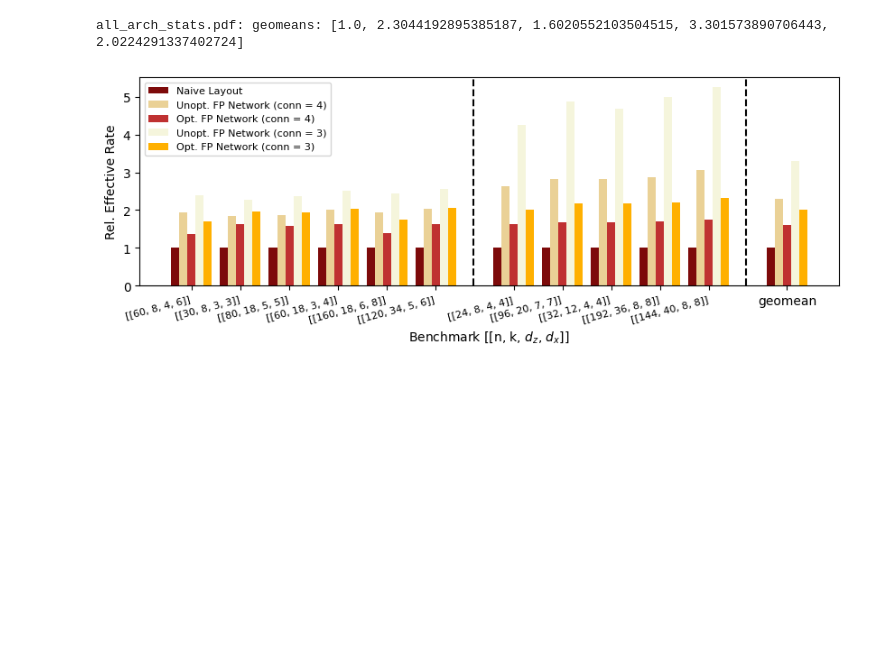
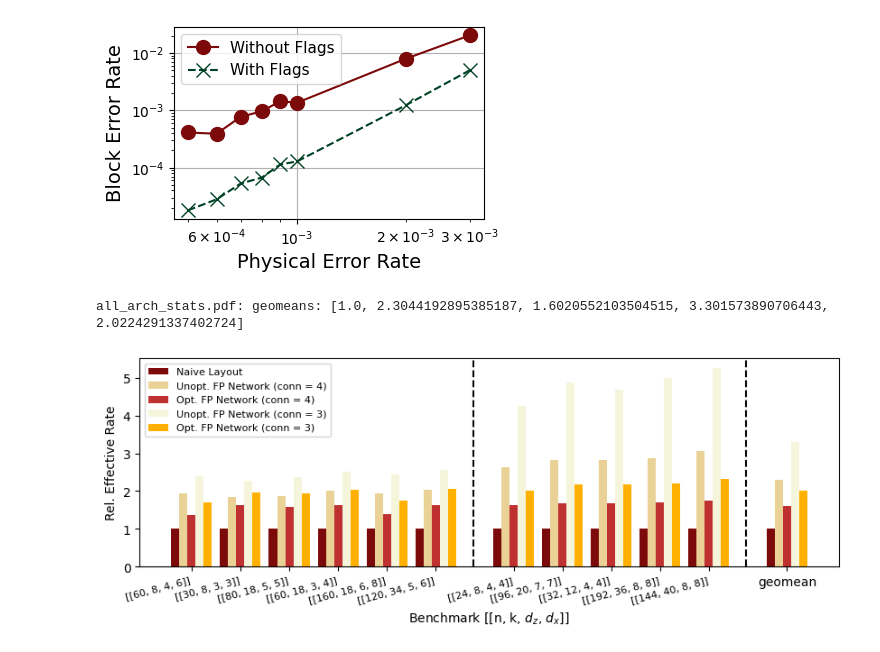
Before and after one commit to suhaskvittal/qontra, a Jupyter notebook: scripts/protean/plots.ipynb, the cells around one changed output. Cells and saved outputs as stored; diff of their text form; code cells hidden in the pictures; blank space fills up the shorter version.

```diff
--- a/scripts/protean/plots.ipynb
+++ b/scripts/protean/plots.ipynb
@@ -67,6 +67,48 @@ def format_code_name(name):
     stats = get_stats_from_code_name(name)
     n, k, dz, dx = stats['n'], stats['k'], stats['dz'], stats['dx']
     return '[[%d, %d, %d, %d]]' % (n, k, dz, dx)
+
+def get_error_rates_from_file(f, ler_key=-1):
+    with open(f, 'r') as reader:
+        lines = reader.readlines()[1:]
+    X, Y = [], []
+    for line in lines:
+        d = line.split(',')
+        if float(d[-1]) > 0:
+            X.append(float(d[0]))
+            Y.append(float(d[ler_key]))
+    X, Y = zip(*sorted(zip(X, Y)))
+    return X, Y
+
+def get_rsc_error_rates(d):
+    f = f'../../data/protean/rsc/output/d{d}.csv'
+    return get_error_rates_from_file(f)
+
+def get_code_error_rates(code, version, ler_key=-1):
+    f = f'../../data/protean/{code}/v{version}/output/basic_memory_z.csv'
+    return get_error_rates_from_file(f, ler_key=ler_key)
+# %%
+# Background plot
+fig, ax = plt.subplots()
+fig.set_size_inches(4, 2.5)
+
+code = 'hysc/4_5/60_8_6_4'
+x1, y1 = get_code_error_rates(code, '1', -2)
+x2, y2 = get_code_error_rates(code, '2', -2)
+
+ax.plot(x1, y1, '-o', color=c1, ms=10, label='Without Flags')
+ax.plot(x2, y2, '--x', color=c5, ms=10, label='With Flags')
+
+ax.set_xlabel('Physical Error Rate', fontsize=14)
+ax.set_ylabel('Block Error Rate', fontsize=14)
+ax.set_xscale('log')
+ax.set_yscale('log')
+ax.grid()
+ax.legend(fontsize=11)
+
+plt.savefig('plots/background_ler_flag_cmp.pdf', bbox_inches='tight')
+# %% [output]
+[figure, added]
 # %%
 def plot_arch_histogram(output_file):
     fig, ax = plt.subplots()
```
Also changed, not shown: parts of 1 cell of this notebook, 14 other files.
